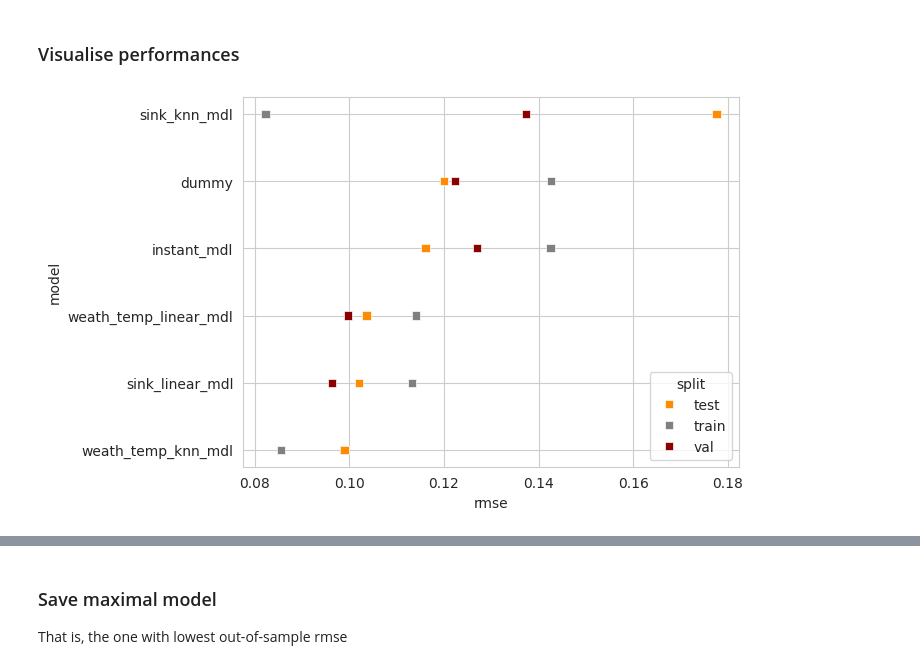
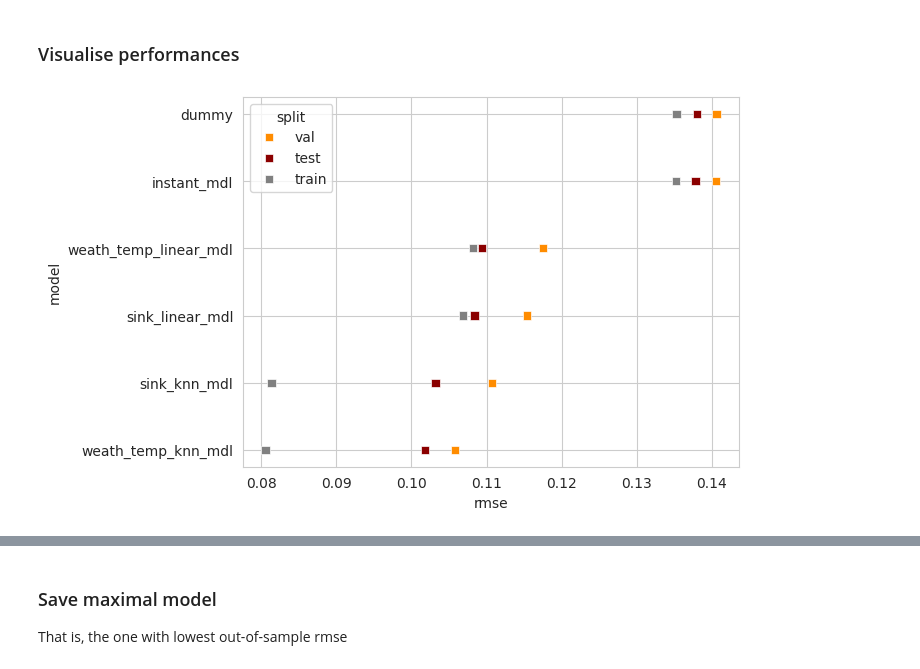
Before and after one commit to daniblu/DataSci-AU-24-fork, a Jupyter notebook: nbs/class_02/class_02_db.ipynb, the cells around one changed output, grey strips where cells are left out. Saved outputs shown, nothing was run; the diff lists cells and outputs as text; code cells hidden in the pictures.

Commit message:
implement shuffled data splits

```diff
--- a/nbs/class_02/class_02_db.ipynb
+++ b/nbs/class_02/class_02_db.ipynb
@@ -93,3 +96,22 @@ with open('data/test.pkl', 'wb') as file:
+# %%
+drop = ['dteday', 'casual', 'registered', 'cnt', 'casual_prop']
+X = data.drop(drop, axis=1)
+y = data["casual_prop"].to_numpy()
+
+X_train, X_val_test, y_train, y_val_test = train_test_split(X, y, test_size=0.3, random_state=42)
+X_val, X_test, y_val, y_test = train_test_split(X_val_test, y_val_test, test_size=0.5, random_state=42)
+
+del X_val_test, y_val_test
+
+# save data
+with open('data/train_shuffle.pkl', 'wb') as file:
+    pickle.dump([X_train, y_train], file)
+
+with open('data/val_shuffle.pkl', 'wb') as file:
+    pickle.dump([X_val, y_val], file)
+
+with open('data/test_shuffle.pkl', 'wb') as file:
+    pickle.dump([X_test, y_test], file)
 # %% [markdown]
 ### Dummy model
 # %%
@@ -271,11 +293,11 @@ with open(file_path, 'w') as file:
 # %%
 perf_df = pd.DataFrame(performances)
 sns.set_style('whitegrid')
 sns.scatterplot(data=perf_df.sort_values(by='rmse', ascending=False),
                 y='model',
                 x='rmse',
                 marker='s',
-                hue='split', palette=['darkorange', 'grey', 'darkred'])
+                hue='split', palette=['darkorange', 'darkred', 'grey'])
 plt.show()
 # %% [output]
-[figure, old version]
+[figure, new version]
```
Also changed, not shown: parts of 8 cells of this notebook, 5 other files.
